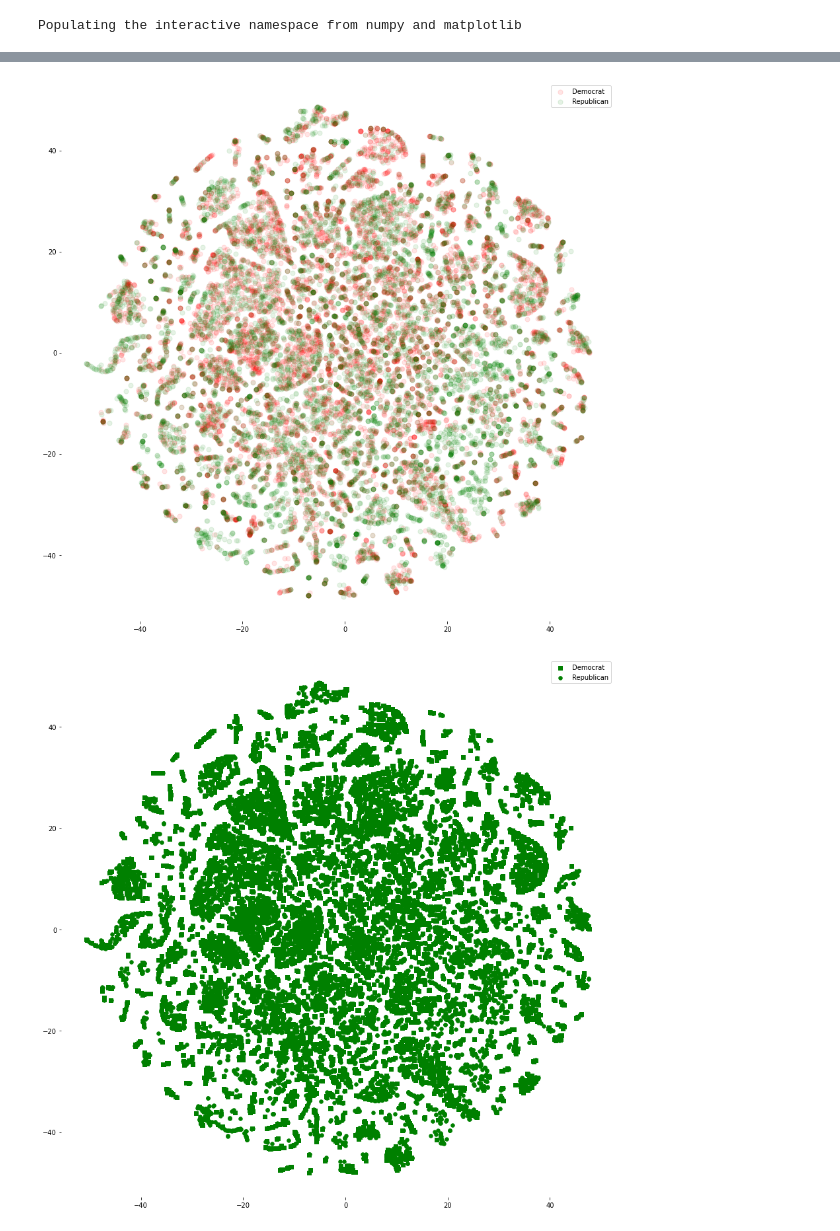
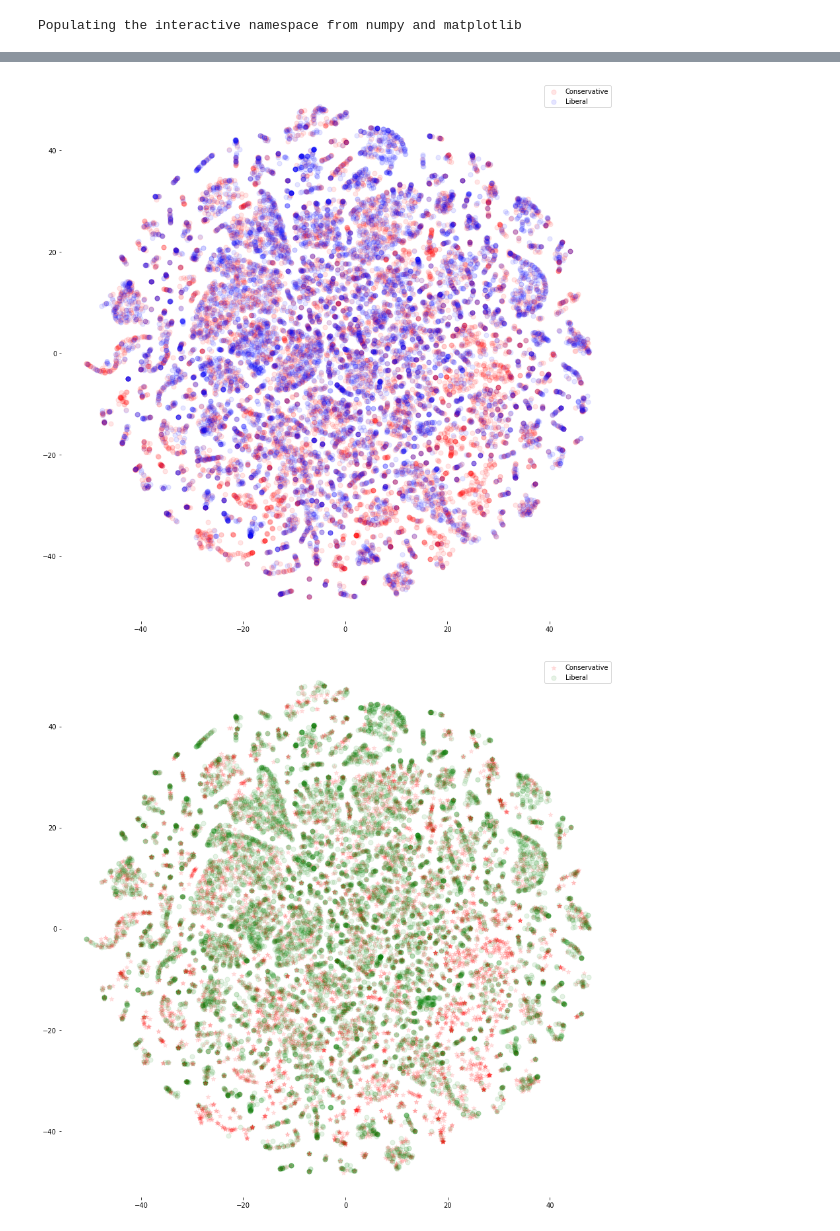
Before and after one commit to davidjurgens/reddit-political-affiliation, a Jupyter notebook: src/features/political_affiliations/quick rendering of tsne.ipynb, the cells around one changed output, grey strips where cells are left out. Drawn from its saved outputs; the diff is of its cells as text; code cells hidden in the pictures.

```diff
--- a/src/features/political_affiliations/quick rendering of tsne.ipynb
+++ b/src/features/political_affiliations/quick rendering of tsne.ipynb
@@ -58,8 +66,8 @@ import numpy as  np
 #fig, ax = plt.subplots()
 fig = figure(figsize=(15, 15))
 ax = axes(frameon=False)
-colors={'community':"blue",'flair':"red",'gold':"green"}
-markers={'Democrat':'x','Republican':'o'}
+colors={'community':"blue",'flair':"red",'self-declaration':"green"}
+markers={'Liberal':'*','Conservative':'o'}
 source = Y[:,0]
 politics=Y[:,1]
 for sidx,s in enumerate(np.unique(source)):
@@ -115,8 +123,8 @@ fig = figure(figsize=(15, 15))
 ax = axes(frameon=False)
 # scatter_x = np.array([1,2,3,4,5])
 # scatter_y = np.array([5,4,3,2,1])
-colors=["red","green"]
-markers={'Democrat':'o','Republican':'o'}
+colors=["red","blue"]
+markers={'Liberal':'o','Conservative':'o'}
 source = Y[:,0]
 politics=Y[:,1]
 for pidx,p in enumerate(np.unique(politics)):
@@ -133,32 +141,32 @@ ax.legend()
 plt.savefig('../bad_actors/bad_actors_flip_counts/plots/politics-level-tsne-60-4.pdf', dpi=300,facecolor='w',bbox_inches='tight')
 plt.show()
 # %% [output]
-[figure, old version]
+[figure, new version]
 # %%
 import matplotlib.pyplot as plt
 import numpy as  np
 
 #fig, ax = plt.subplots()
 fig = figure(figsize=(15, 15))
 ax = axes(frameon=False)
 # scatter_x = np.array([1,2,3,4,5])
 # scatter_y = np.array([5,4,3,2,1])
-colors=["green"]*2
-markers={'Democrat':'s','Republican':'o'}
+colors=["red","green"]
+markers={'Liberal':'o','Conservative':'*'}
 source = Y[:,0]
 politics=Y[:,1]
 for pidx,p in enumerate(np.unique(politics)):
     if 1:#s =='flair':
         i = np.where(politics==p)
 
         #i = np.where(np.logical_and(source==s, politics==p))
         i = np.random.choice(i[0], 10000)
 
         #ax.scatter(X_embedded[:, 0][i], X_embedded[:, 1][i], label= s,marker='x')
         #ax.scatter(X_embedded[:, 0][i], X_embedded[:, 1][i], label= s+p,marker='x')
-        ax.scatter(X_embedded[:, 0][i], X_embedded[:, 1][i], label=p, s=30, color=colors[pidx],marker=markers[p],alpha=1)
+        ax.scatter(X_embedded[:, 0][i], X_embedded[:, 1][i], label=p, s=50, color=colors[pidx],marker=markers[p],alpha=0.1)
 ax.legend()
 plt.savefig('../bad_actors/bad_actors_flip_counts/plots/politics-level-shape-tsne-60-4.pdf', dpi=300,facecolor='w',bbox_inches='tight')
 plt.show()
 # %% [output]
-[figure, old version]
+[figure, new version]
```
Also changed, not shown: parts of 3 cells of this notebook.
